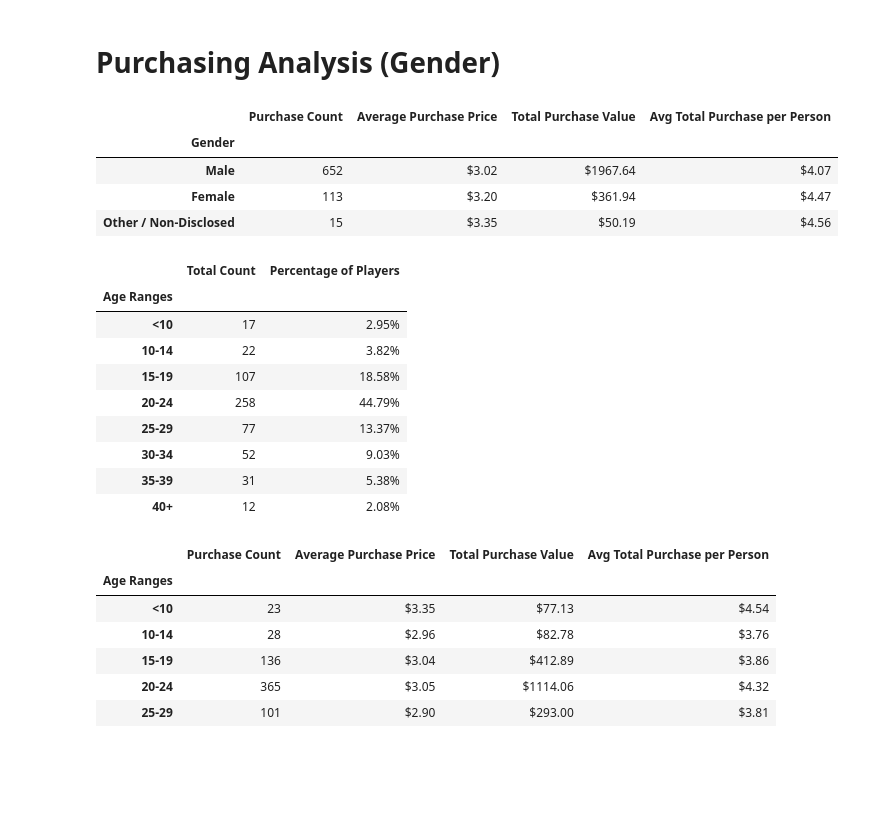
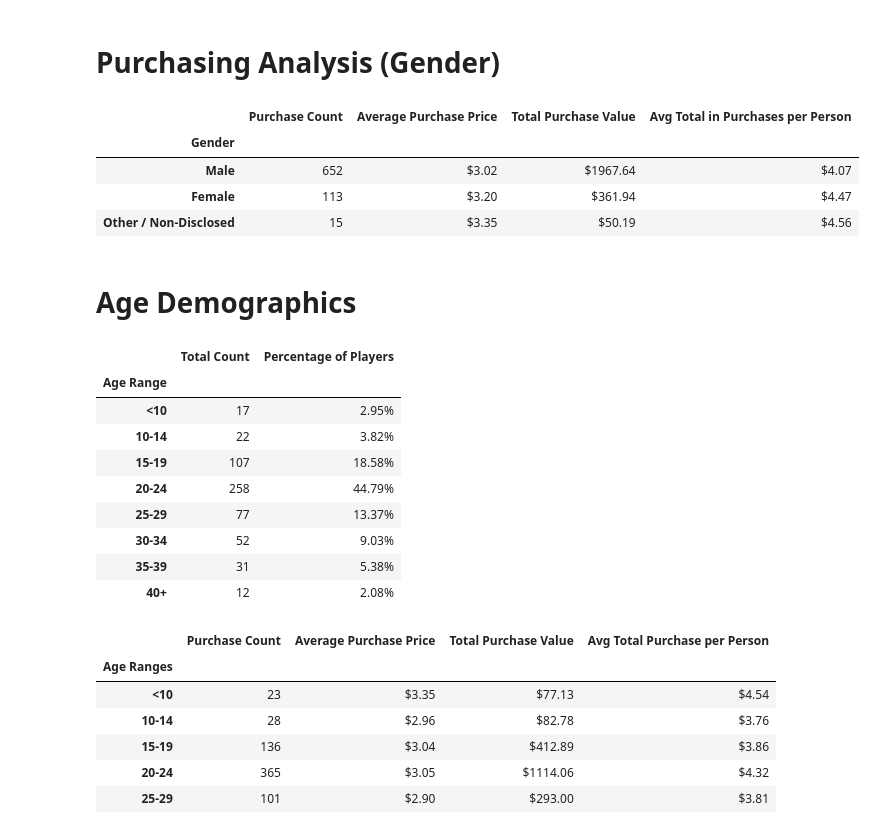
Before and after one commit to IIVIIIII/Heroes_of_Pymoli, a Jupyter notebook: HeroesOfPymoli/HeroesOfPymoli.ipynb, the cells around one changed output. Drawn from its saved outputs; the diff is of its cells as text; code cells hidden in the pictures; blank space fills up the shorter version.

Commit message:
updated format for age demographics

```diff
--- a/HeroesOfPymoli/HeroesOfPymoli.ipynb
+++ b/HeroesOfPymoli/HeroesOfPymoli.ipynb
@@ -81,57 +81,60 @@ gender_df.set_index("Gender")
 # %%
 # calculate number of purchases by each gender
 male_purchase_count = males_df["Purchase ID"].count()
 female_purchase_count = females_df["Purchase ID"].count()
 other_purchase_count = other_df["Purchase ID"].count()
 
 # calculate average price of item purchased by each gender
 male_purchase_avg = males_df["Price"].mean()
 female_purchase_avg = females_df["Price"].mean()
 other_purchase_avg = other_df["Price"].mean()
 
 # calculate total cost of purchases made by each gender
 male_purchase_sum = males_df["Price"].sum()
 female_purchase_sum = females_df["Price"].sum()
 other_purchase_sum = other_df["Price"].sum()
 
 # calculate how much money on average an individual from each gender spends in total on items
 avg_individual_male_purchase_sum = male_purchase_sum/total_males
 avg_individual_female_purchase_sum = female_purchase_sum/total_females
 avg_individual_other_purchase_sum = other_purchase_sum/total_other
 
 # create dataframe with calculated totals
 gender_purchase_df = pd.DataFrame({"Gender": ["Male","Female","Other / Non-Disclosed"],
                                    "Purchase Count": [male_purchase_count, female_purchase_count, other_purchase_count],
                                    "Average Purchase Price": ["${:.2f}".format(male_purchase_avg), "${:.2f}".format(female_purchase_avg), "${:.2f}".format(other_purchase_avg)],
                                    "Total Purchase Value": ["${:.2f}".format(male_purchase_sum), "${:.2f}".format(female_purchase_sum), "${:.2f}".format(other_purchase_sum)],
-                                   "Avg Total Purchase per Person": ["${:.2f}".format(avg_individual_male_purchase_sum), "${:.2f}".format(avg_individual_female_purchase_sum), "${:.2f}".format(avg_individual_other_purchase_sum)]})
+                                   "Avg Total in Purchases per Person": ["${:.2f}".format(avg_individual_male_purchase_sum), "${:.2f}".format(avg_individual_female_purchase_sum), "${:.2f}".format(avg_individual_other_purchase_sum)]})
 
 # set "Gender" as index of dataframe
 gender_purchase_df.set_index("Gender")
 # %% [output]
-|  | Purchase Count | Average Purchase Price | Total Purchase Value | Avg Total Purchase per Person |
+|  | Purchase Count | Average Purchase Price | Total Purchase Value | Avg Total in Purchases per Person |
 | Gender |  |  |  |  |
 | Male | 652 | $3.02 | $1967.64 | $4.07 |
 | Female | 113 | $3.20 | $361.94 | $4.47 |
 | Other / Non-Disclosed | 15 | $3.35 | $50.19 | $4.56 |
+# %% [markdown]
+# Age Demographics
 # %%
-#Age Demographics
+# create bins and corresponding labels (age classes)
+bins = [0, 9, 14, 19, 24, 29, 34, 39, 59]
+age_range = ["<10", "10-14", "15-19", "20-24", "25-29", "30-34", "35-39", "40+"]
 
-bins = [0, 9, 14, 19, 24, 29, 34, 39, 59]
-age_class = ["<10", "10-14", "15-19", "20-24", "25-29", "30-34", "35-39", "40+"]
+# create new column in hop_df with which age range theyre in
+hop_df["Age Range"] = pd.cut(hop_df["Age"], bins, labels=age_range, include_lowest=True)
 
-hop_df["Age Class"] = pd.cut(hop_df["Age"], bins, labels=age_class, include_lowest=True)
-hop_df
+# create dataframe for each age range
+to_10_df = hop_df.loc[hop_df["Age Range"] == "<10",:]
+to_14_df = hop_df.loc[hop_df["Age Range"] == "10-14",:]
+to_19_df = hop_df.loc[hop_df["Age Range"] == "15-19",:]
+to_24_df = hop_df.loc[hop_df["Age Range"] == "20-24",:]
+to_29_df = hop_df.loc[hop_df["Age Range"] == "25-29",:]
+to_34_df = hop_df.loc[hop_df["Age Range"] == "30-34",:]
+to_39_df = hop_df.loc[hop_df["Age Range"] == "35-39",:]
+over_39_df = hop_df.loc[hop_df["Age Range"] == "40+",:]
 
-to_10_df = hop_df.loc[hop_df["Age Class"] == "<10",:]
-to_14_df = hop_df.loc[hop_df["Age Class"] == "10-14",:]
-to_19_df = hop_df.loc[hop_df["Age Class"] == "15-19",:]
-to_24_df = hop_df.loc[hop_df["Age Class"] == "20-24",:]
-to_29_df = hop_df.loc[hop_df["Age Class"] == "25-29",:]
-to_34_df = hop_df.loc[hop_df["Age Class"] == "30-34",:]
-to_39_df = hop_df.loc[hop_df["Age Class"] == "35-39",:]
-over_39_df = hop_df.loc[hop_df["Age Class"] == "40+",:]
-
+# calculate number of players in each age range
 to_10_count = len(to_10_df["SN"].unique())
 to_14_count = len(to_14_df["SN"].unique())
 to_19_count = len(to_19_df["SN"].unique())
@@ -141,13 +144,26 @@ to_34_count = len(to_34_df["SN"].unique())
 to_39_count = len(to_39_df["SN"].unique())
 over_39_count = len(over_39_df["SN"].unique())
 
-age_df = pd.DataFrame({"Age Ranges": ["<10", "10-14", "15-19", "20-24", "25-29", "30-34", "35-39", "40+"],
+# calculate number of players of each age class as a percentage of all players
+to_10_percent = to_10_count/total_players
+to_14_percent = to_14_count/total_players
+to_19_percent = to_19_count/total_players
+to_24_percent = to_24_count/total_players
+to_29_percent = to_29_count/total_players
+to_34_percent = to_34_count/total_players
+to_39_percent = to_39_count/total_players
+over_39_percent = over_39_count/total_players
+
+# create dataframe
+age_df = pd.DataFrame({"Age Range": ["<10", "10-14", "15-19", "20-24", "25-29", "30-34", "35-39", "40+"],
               "Total Count": [to_10_count, to_14_count, to_19_count, to_24_count, to_29_count, to_34_count, to_39_count, over_39_count],
-              "Percentage of Players": ["{:.2%}".format(to_10_count/total_players), "{:.2%}".format(to_14_count/total_players), "{:.2%}".format(to_19_count/total_players), "{:.2%}".format(to_24_count/total_players), "{:.2%}".format(to_29_count/total_players), "{:.2%}".format(to_34_count/total_players), "{:.2%}".format(to_39_count/total_players), "{:.2%}".format(over_39_count/total_players)]})
-age_df.set_index("Age Ranges")
+              "Percentage of Players": ["{:.2%}".format(to_10_percent), "{:.2%}".format(to_14_percent), "{:.2%}".format(to_19_percent), "{:.2%}".format(to_24_percent), "{:.2%}".format(to_29_percent), "{:.2%}".format(to_34_percent), "{:.2%}".format(to_39_percent), "{:.2%}".format(over_39_percent)]})
+
+# set "Age Range" as index of dataframe
+age_df.set_index("Age Range")
 # %% [output]
 |  | Total Count | Percentage of Players |
-| Age Ranges |  |  |
+| Age Range |  |  |
 | <10 | 17 | 2.95% |
 | 10-14 | 22 | 3.82% |
 | 15-19 | 107 | 18.58% |
```
